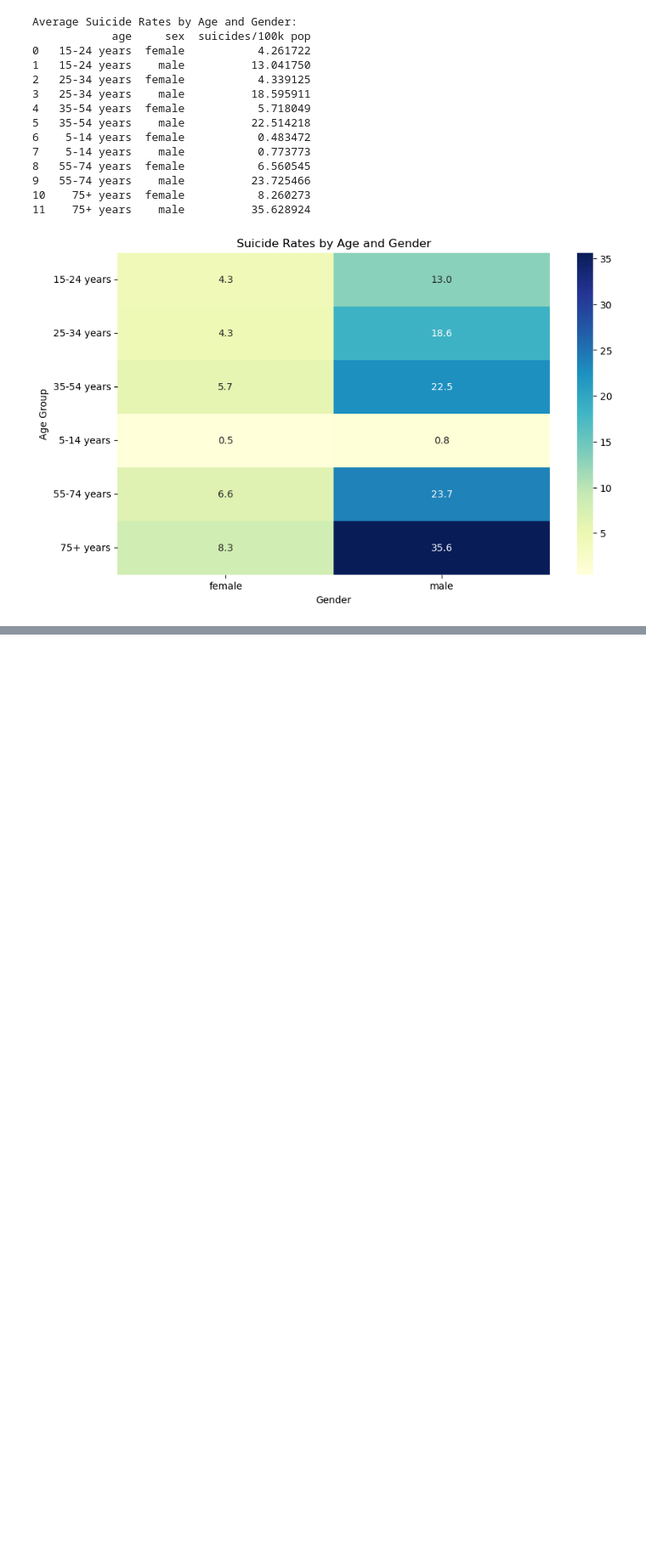
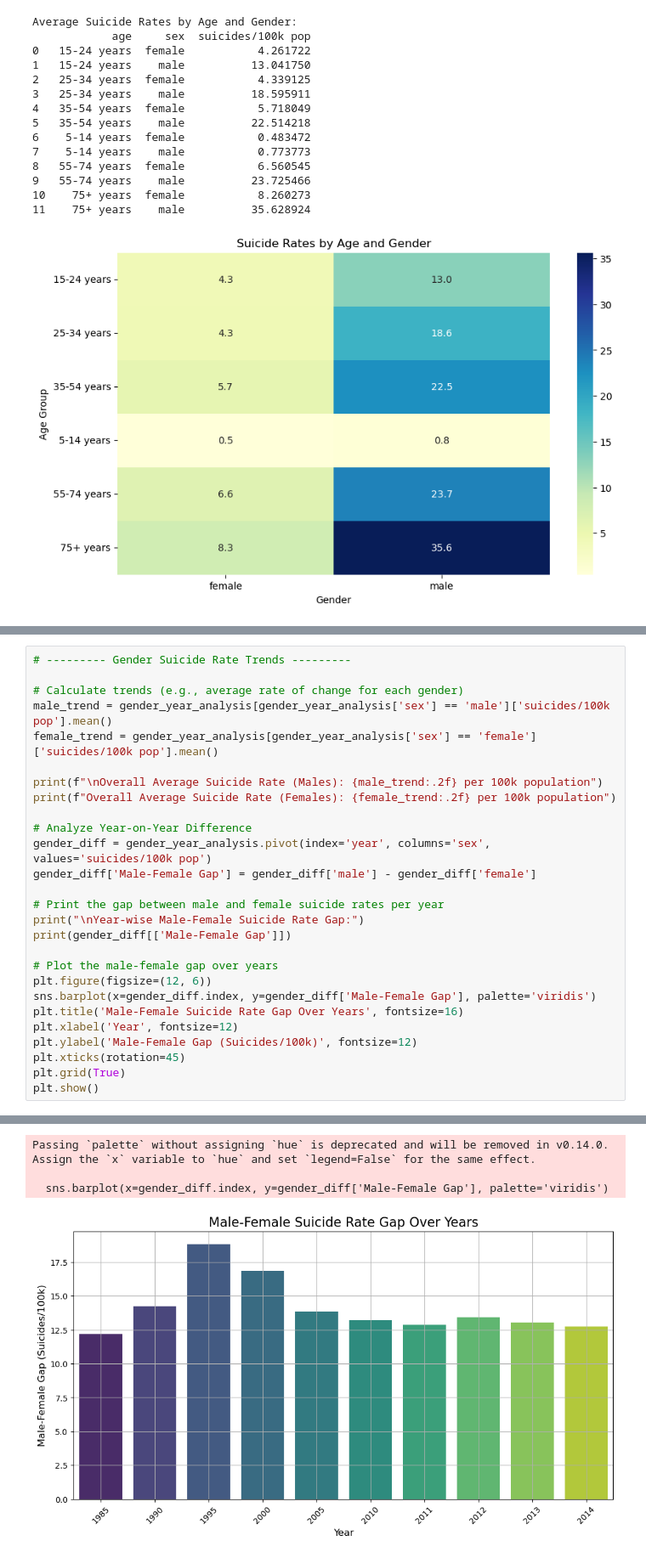
Before and after one commit to hadasssahamase/Suicide_rates_project, a Jupyter notebook: Suicide_rate_project/Suicide_rate_project.ipynb, the cells around one changed output, grey strips where cells are left out. Shown at 85% size. Saved outputs shown, nothing was run; the diff lists cells and outputs as text; blank space fills up the shorter version.

```diff
--- a/Suicide_rate_project/Suicide_rate_project.ipynb
+++ b/Suicide_rate_project/Suicide_rate_project.ipynb
@@ -261,0 +306,28 @@ Average Suicide Rates by Age and Gender:
+# %%
+# --------- Gender Suicide Rate Trends ---------
+
+# Calculate trends (e.g., average rate of change for each gender)
+male_trend = gender_year_analysis[gender_year_analysis['sex'] == 'male']['suicides/100k pop'].mean()
+female_trend = gender_year_analysis[gender_year_analysis['sex'] == 'female']['suicides/100k pop'].mean()
+
+print(f"\nOverall Average Suicide Rate (Males): {male_trend:.2f} per 100k population")
+print(f"Overall Average Suicide Rate (Females): {female_trend:.2f} per 100k population")
+
+# Analyze Year-on-Year Difference
+gender_diff = gender_year_analysis.pivot(index='year', columns='sex', values='suicides/100k pop')
+gender_diff['Male-Female Gap'] = gender_diff['male'] - gender_diff['female']
+
+# Print the gap between male and female suicide rates per year
+print("\nYear-wise Male-Female Suicide Rate Gap:")
+print(gender_diff[['Male-Female Gap']])
+
+# Plot the male-female gap over years
+plt.figure(figsize=(12, 6))
+sns.barplot(x=gender_diff.index, y=gender_diff['Male-Female Gap'], palette='viridis')
+plt.title('Male-Female Suicide Rate Gap Over Years', fontsize=16)
+plt.xlabel('Year', fontsize=12)
+plt.ylabel('Male-Female Gap (Suicides/100k)', fontsize=12)
+plt.xticks(rotation=45)
+plt.grid(True)
+plt.show()
+# %% [output]
@@ -261,0 +350,4 @@ Average Suicide Rates by Age and Gender:
+Passing `palette` without assigning `hue` is deprecated and will be removed in v0.14.0. Assign the `x` variable to `hue` and set `legend=False` for the same effect.
+
+  sns.barplot(x=gender_diff.index, y=gender_diff['Male-Female Gap'], palette='viridis')
+[figure, added]
```
Also changed, not shown: parts of 7 cells of this notebook.
